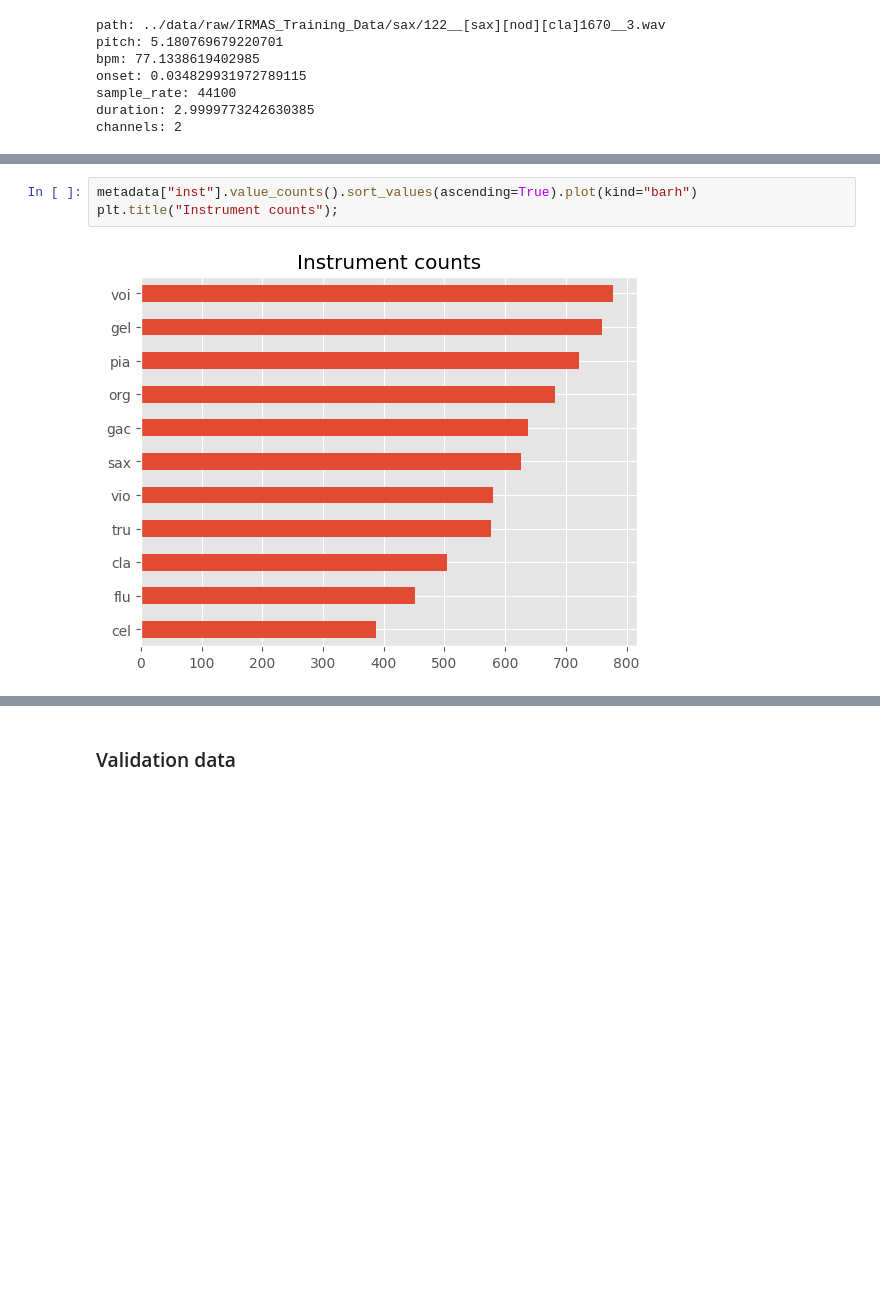
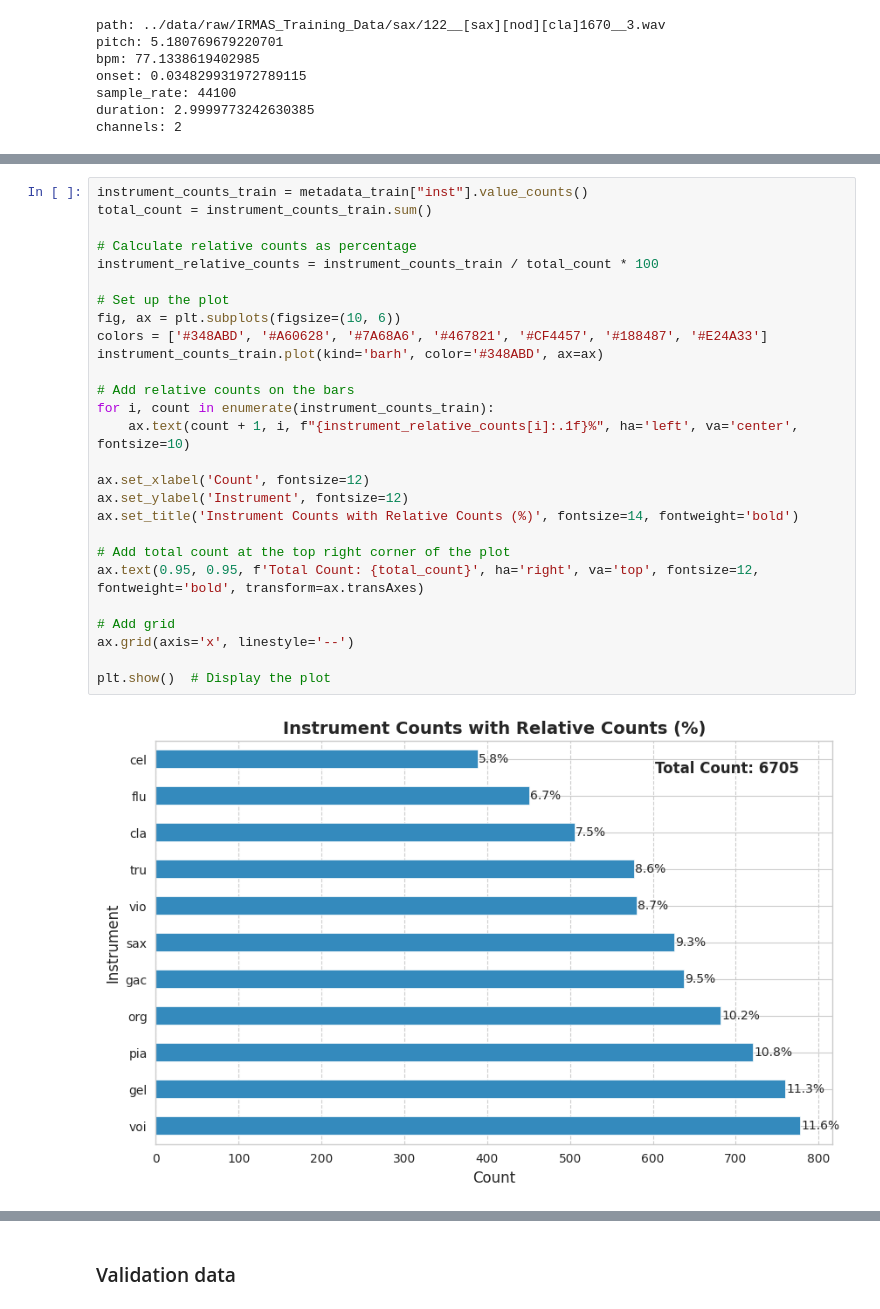
Before and after one commit to karlopintaric/instrument-recognizer, a Jupyter notebook: nbs/EDA.ipynb, the cells around one changed output, grey strips where cells are left out. Cells and saved outputs as stored; diff of their text form; blank space fills up the shorter version.

```diff
--- a/nbs/EDA.ipynb
+++ b/nbs/EDA.ipynb
@@ -57,8 +103,32 @@ metadata.describe(include=["O"])
 | unique | 6705 | 6705 | 2273 | 11 |
 | top | ../data/raw/IRMAS_Training_Data//... | [tru][cla]1954__1 | [tru][cla]1954 | voi |
 | freq | 1 | 1 | 3 | 778 |
-# %%
-metadata["inst"].value_counts().sort_values(ascending=True).plot(kind="barh")
-plt.title("Instrument counts");
-# %% [output]
-[figure, removed]
+# %%
+instrument_counts_train = metadata_train["inst"].value_counts()
+total_count = instrument_counts_train.sum()
+
+# Calculate relative counts as percentage
+instrument_relative_counts = instrument_counts_train / total_count * 100
+
+# Set up the plot
+fig, ax = plt.subplots(figsize=(10, 6))
+colors = ['#348ABD', '#A60628', '#7A68A6', '#467821', '#CF4457', '#188487', '#E24A33']
+instrument_counts_train.plot(kind='barh', color='#348ABD', ax=ax)
+
+# Add relative counts on the bars
+for i, count in enumerate(instrument_counts_train):
+    ax.text(count + 1, i, f"{instrument_relative_counts[i]:.1f}%", ha='left', va='center', fontsize=10)
+
+ax.set_xlabel('Count', fontsize=12)
+ax.set_ylabel('Instrument', fontsize=12)
+ax.set_title('Instrument Counts with Relative Counts (%)', fontsize=14, fontweight='bold')
+
+# Add total count at the top right corner of the plot
+ax.text(0.95, 0.95, f'Total Count: {total_count}', ha='right', va='top', fontsize=12, fontweight='bold', transform=ax.transAxes)
+
+# Add grid
+ax.grid(axis='x', linestyle='--')
+
+plt.show()  # Display the plot
+# %% [output]
+[figure, added]
```
Also changed, not shown: parts of 18 cells of this notebook, 3 other files.
